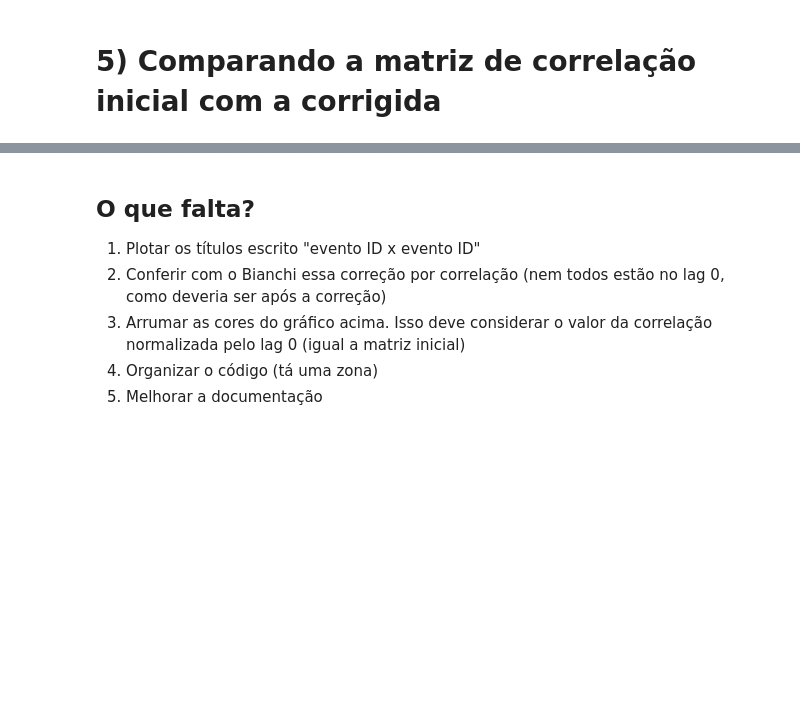
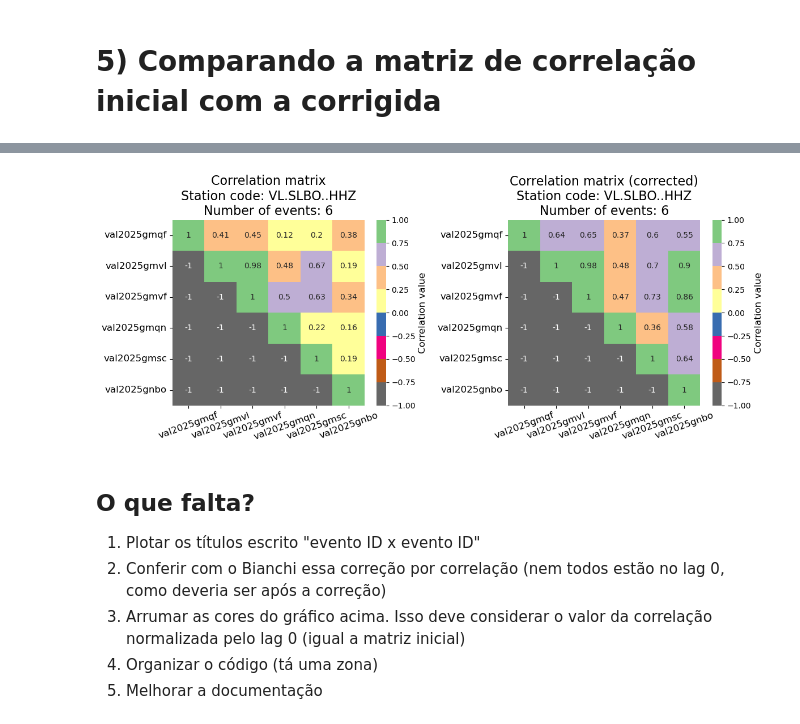
Before and after one commit to FernandoL12/IC-Seismology-2025, a Jupyter notebook: Correlation.ipynb, the cells around one changed output, grey strips where cells are left out. Cells and saved outputs as stored; diff of their text form; code cells hidden in the pictures; blank space fills up the shorter version.

```diff
--- a/Correlation.ipynb
+++ b/Correlation.ipynb
@@ -557,3 +556,57 @@ ax[1].set_title(f'Correlation matrix (corrected)\nStation code: {station}\nNumbe
+# %%
+import seaborn as sns
+import matplotlib.pyplot as plt
+import numpy as np
+
+fig, ax = plt.subplots(nrows=1, ncols=2, figsize=(12, 5))
+
+### Inicial
+Max = np.max(np.abs(corr_M))
+Min = -Max
+
+sns.heatmap(
+    corr_M,
+    cmap="Accent_r",
+    vmin=Min,
+    vmax=Max,
+    annot=True,
+    ax=ax[0],
+    xticklabels=ev_id,
+    yticklabels=ev_id,
+    cbar_kws={'label': 'Correlation value'}
+    )
+
+ax[0].figure.axes[-1].yaxis.label.set_size(12)
+ax[0].set_title(f'Correlation matrix\nStation code: {station}\nNumber of events: {size}', fontsize=16)
+ax[0].tick_params(axis="x", rotation=20, labelsize=12)
+ax[0].tick_params(axis="y", labelsize=12)
+
+
+### Corrigida
+Max = np.max(np.abs(Mcorr))
+Min = -Max
+
+sns.heatmap(
+    Mcorr,
+    cmap="Accent_r",
+    vmin=Min,
+    vmax=Max,
+    annot=True,
+    ax=ax[1],
+    xticklabels=ev_id,
+    yticklabels=ev_id,
+    cbar_kws={'label': 'Correlation value'}
+    )
+
+ax[1].figure.axes[-1].yaxis.label.set_size(12)
+ax[1].set_title(f'Correlation matrix (corrected)\nStation code: {station}\nNumber of events: {size}', fontsize=16)
+ax[1].tick_params(axis="x", rotation=20, labelsize=12)
+ax[1].tick_params(axis="y", labelsize=12)
+
+plt.tight_layout()
+plt.show()
+# %% [output]
+[figure, added]
 # %% [markdown]
 ## O que falta?
 
```
Also changed, not shown: parts of 6 cells of this notebook.
